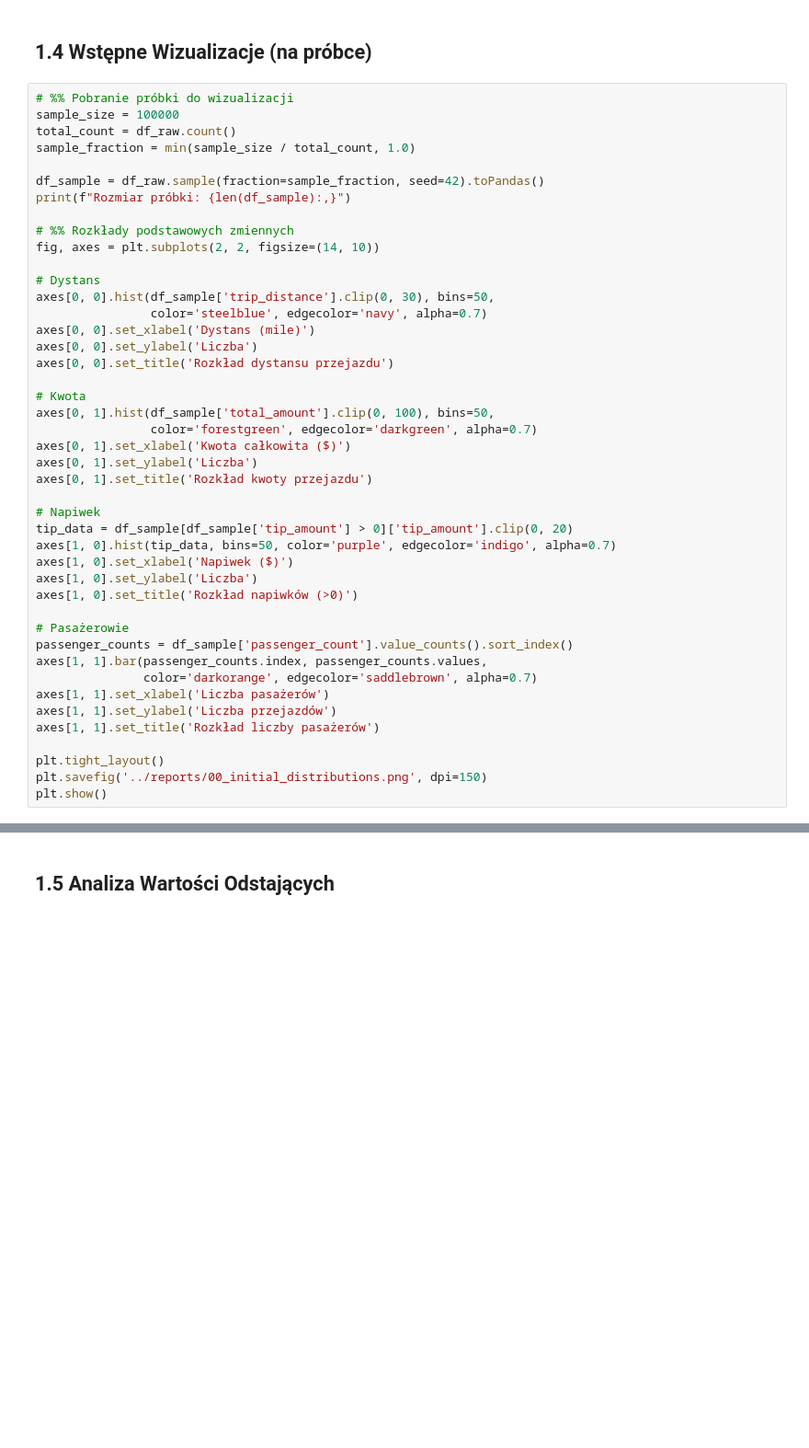
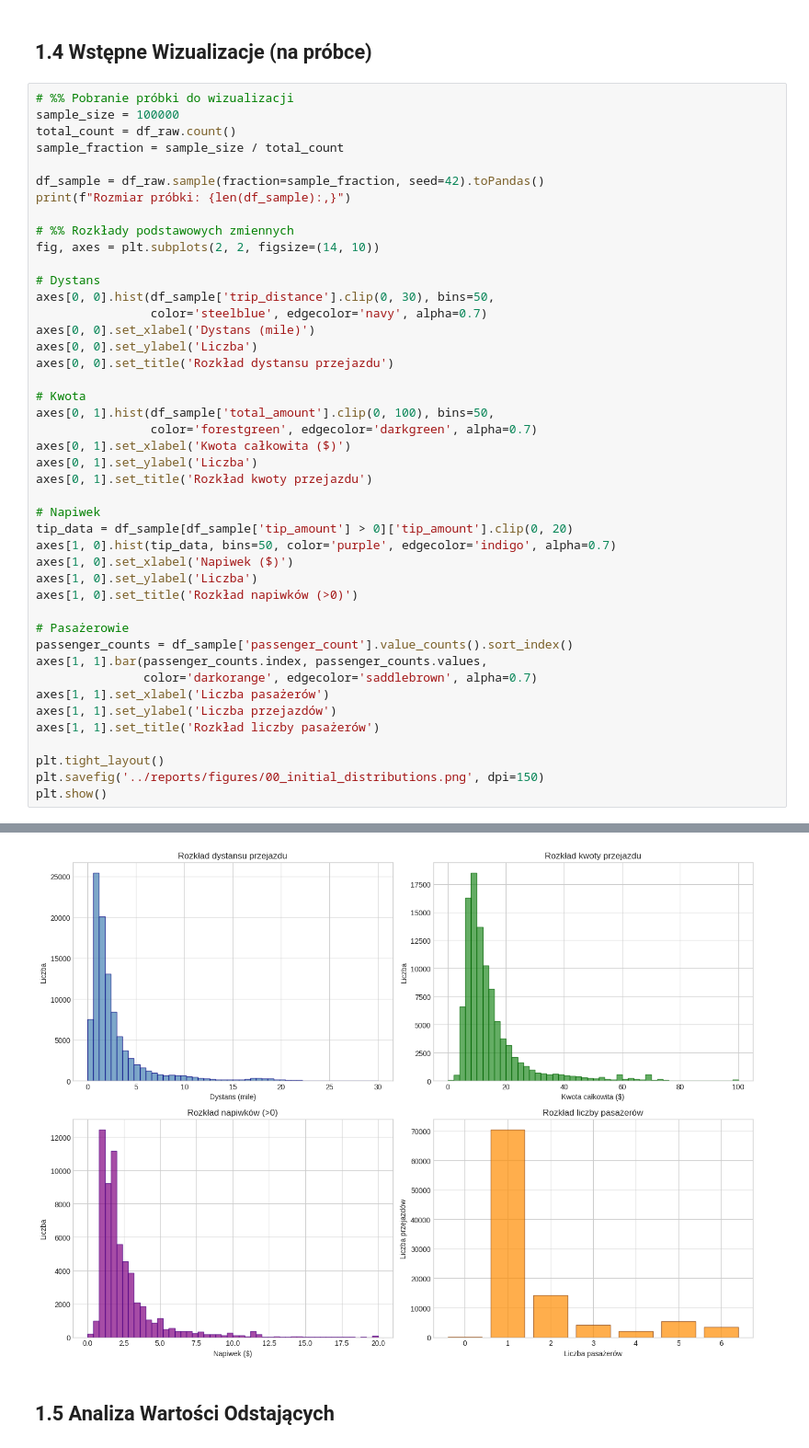
Before and after one commit to patipila/NoSQL, a Jupyter notebook: notebooks/01_data_exploration.ipynb, the cells around one changed output, grey strips where cells are left out. Shown at 92% size. Saved outputs shown, nothing was run; the diff lists cells and outputs as text; blank space fills up the shorter version.

```diff
--- a/notebooks/01_data_exploration.ipynb
+++ b/notebooks/01_data_exploration.ipynb
@@ -89,7 +145,7 @@ df_raw.groupBy("passenger_count").count().orderBy("passenger_count").show()
 # %% Pobranie próbki do wizualizacji
 sample_size = 100000
 total_count = df_raw.count()
-sample_fraction = min(sample_size / total_count, 1.0)
+sample_fraction = sample_size / total_count
 
 df_sample = df_raw.sample(fraction=sample_fraction, seed=42).toPandas()
 print(f"Rozmiar próbki: {len(df_sample):,}")
@@ -127,5 +183,6 @@ axes[1, 1].set_ylabel('Liczba przejazdów')
 axes[1, 1].set_title('Rozkład liczby pasażerów')
 
 plt.tight_layout()
-plt.savefig('../reports/00_initial_distributions.png', dpi=150)
+plt.savefig('../reports/figures/00_initial_distributions.png', dpi=150)
 plt.show()
+# %% [output]
@@ -132,3 +190,4 @@ plt.show()
+[figure, added]
 # %% [markdown]
 ## 1.5 Analiza Wartości Odstających
 # %%
```
Also changed, not shown: parts of 7 cells of this notebook, 21 other files.
